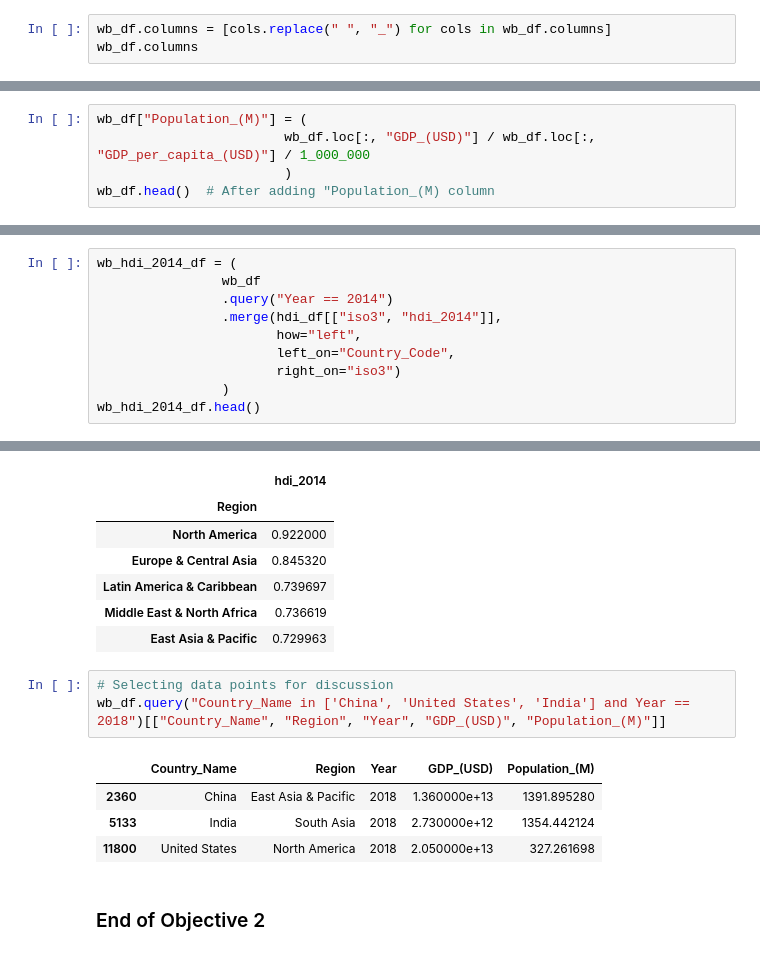
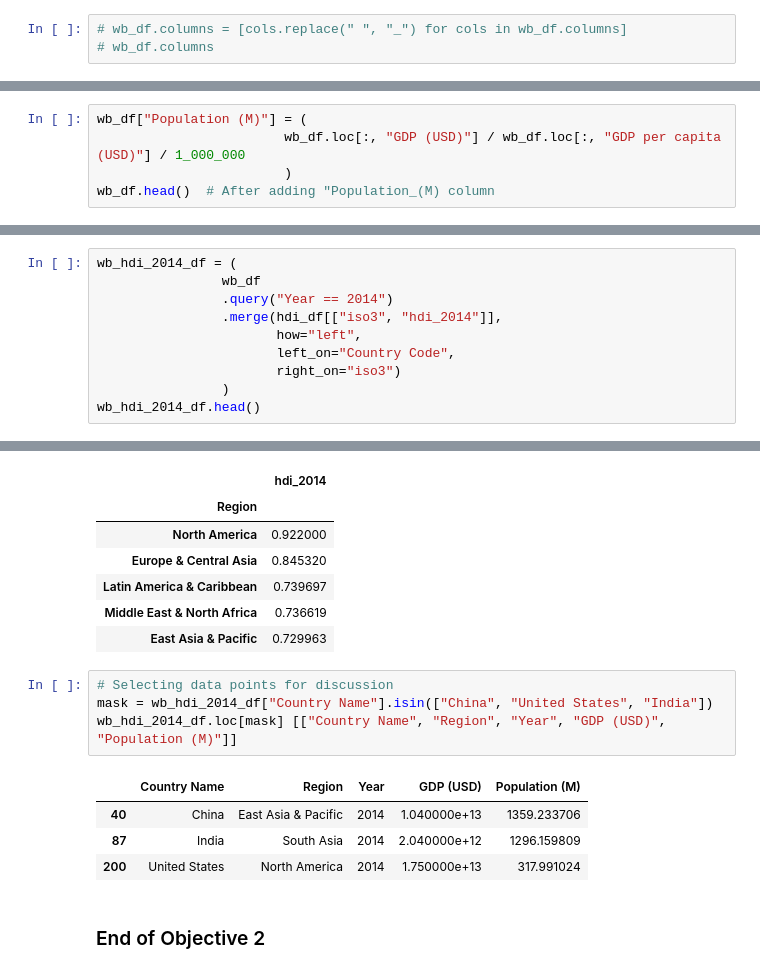
Before and after one commit to hgrp/Maven-Portfolio-Jupyter-Embed, a Jupyter notebook: Test.ipynb, the cells around one changed output, grey strips where cells are left out. Saved outputs shown, nothing was run; the diff lists cells and outputs as text.

```diff
--- a/Test.ipynb
+++ b/Test.ipynb
@@ -131,5 +131,5 @@ memory usage: 1.1 MB
 # %% [markdown]
 ### Replace spaces with underscore from the column names
 # %%
-wb_df.columns = [cols.replace(" ", "_") for cols in wb_df.columns]
-wb_df.columns
+# wb_df.columns = [cols.replace(" ", "_") for cols in wb_df.columns]
+# wb_df.columns
@@ -157,8 +145,8 @@ wb_df.head()  # Before adding "Population_(M) column
 | 3 | Afghanistan | AFG | South Asia | Low income | 2015 | 34.809 | 6.929 | ... |
 | 4 | Afghanistan | AFG | South Asia | Low income | 2014 | 35.706 | 7.141 | ... |
 # %%
-wb_df["Population_(M)"] = (
-                        wb_df.loc[:, "GDP_(USD)"] / wb_df.loc[:, "GDP_per_capita_(USD)"] / 1_000_000
+wb_df["Population (M)"] = (
+                        wb_df.loc[:, "GDP (USD)"] / wb_df.loc[:, "GDP per capita (USD)"] / 1_000_000
                         )
 wb_df.head()  # After adding "Population_(M) column
 # %% [output]
@@ -256,7 +255,7 @@ wb_hdi_2014_df = (
                 .query("Year == 2014")
                 .merge(hdi_df[["iso3", "hdi_2014"]],
                        how="left",
-                       left_on="Country_Code",
+                       left_on="Country Code",
                        right_on="iso3")
                 )
 wb_hdi_2014_df.head()
@@ -329,12 +328,13 @@ wb_hdi_by_region.head()
 | East Asia & Pacific | 0.729963 |
 # %%
 # Selecting data points for discussion
-wb_df.query("Country_Name in ['China', 'United States', 'India'] and Year == 2018")[["Country_Name", "Region", "Year", "GDP_(USD)", "Population_(M)"]]
+mask = wb_hdi_2014_df["Country Name"].isin(["China", "United States", "India"])
+wb_hdi_2014_df.loc[mask] [["Country Name", "Region", "Year", "GDP (USD)", "Population (M)"]]
 # %% [output]
-|  | Country_Name | Region | Year | GDP_(USD) | Population_(M) |
-| 2360 | China | East Asia & Pacific | 2018 | 1.360000e+13 | 1391.895280 |
-| 5133 | India | South Asia | 2018 | 2.730000e+12 | 1354.442124 |
-| 11800 | United States | North America | 2018 | 2.050000e+13 | 327.261698 |
+|  | Country Name | Region | Year | GDP (USD) | Population (M) |
+| 40 | China | East Asia & Pacific | 2014 | 1.040000e+13 | 1359.233706 |
+| 87 | India | South Asia | 2014 | 2.040000e+12 | 1296.159809 |
+| 200 | United States | North America | 2014 | 1.750000e+13 | 317.991024 |
 # %% [markdown]
 ### End of Objective 2
 # %% [markdown]
```
Also changed, not shown: parts of 26 cells of this notebook.
